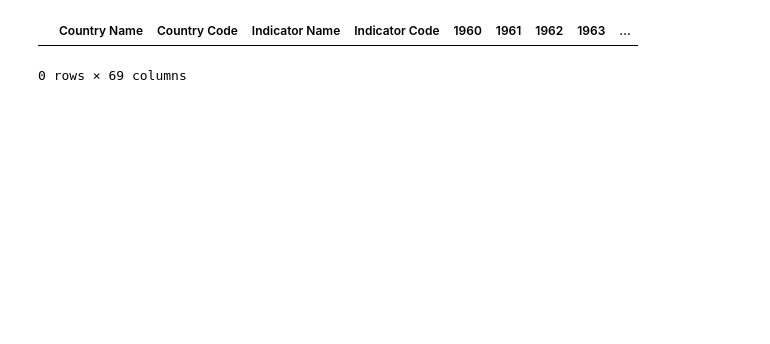
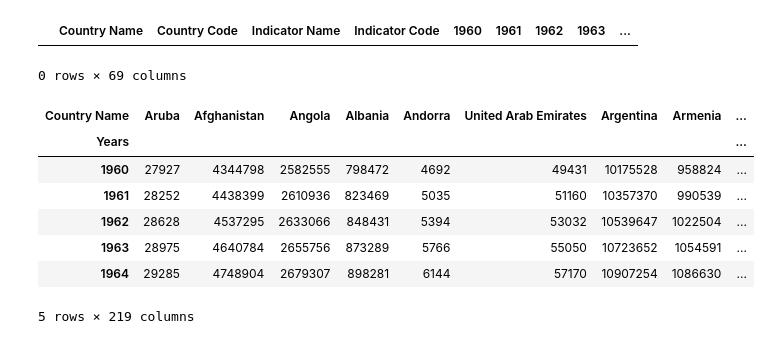
Before and after one commit to javierrcyb/ml_population_webapp, a Jupyter notebook: data_female_manipulation .ipynb, the cells around one changed output. Drawn from its saved outputs; the diff is of its cells as text; code cells hidden in the pictures; blank space fills up the shorter version.

```diff
--- a/data_female_manipulation .ipynb
+++ b/data_female_manipulation .ipynb
@@ -10,3 +10,18 @@ df_diferencia
 # %% [output]
 |  | Country Name | Country Code | Indicator Name | Indicator Code | 1960 | 1961 | 1962 | 1963 | ... |
 0 rows × 69 columns
+# %%
+df_female = df_female.drop(columns=["Country Code", "Indicator Name", "Indicator Code", "Unnamed: 68"])
+df_female.set_index('Country Name', inplace=True)
+df_female = df_female.T
+df_female.index.name = "Years"
+df_female.head()
+# %% [output]
+| Country Name | Aruba | Afghanistan | Angola | Albania | Andorra | United Arab Emirates | Argentina | Armenia | ... |
+| Years |  |  |  |  |  |  |  |  | ... |
+| 1960 | 27927 | 4344798 | 2582555 | 798472 | 4692 | 49431 | 10175528 | 958824 | ... |
+| 1961 | 28252 | 4438399 | 2610936 | 823469 | 5035 | 51160 | 10357370 | 990539 | ... |
+| 1962 | 28628 | 4537295 | 2633066 | 848431 | 5394 | 53032 | 10539647 | 1022504 | ... |
+| 1963 | 28975 | 4640784 | 2655756 | 873289 | 5766 | 55050 | 10723652 | 1054591 | ... |
+| 1964 | 29285 | 4748904 | 2679307 | 898281 | 6144 | 57170 | 10907254 | 1086630 | ... |
+5 rows × 219 columns
```
Also changed, not shown: parts of 2 cells of this notebook.
